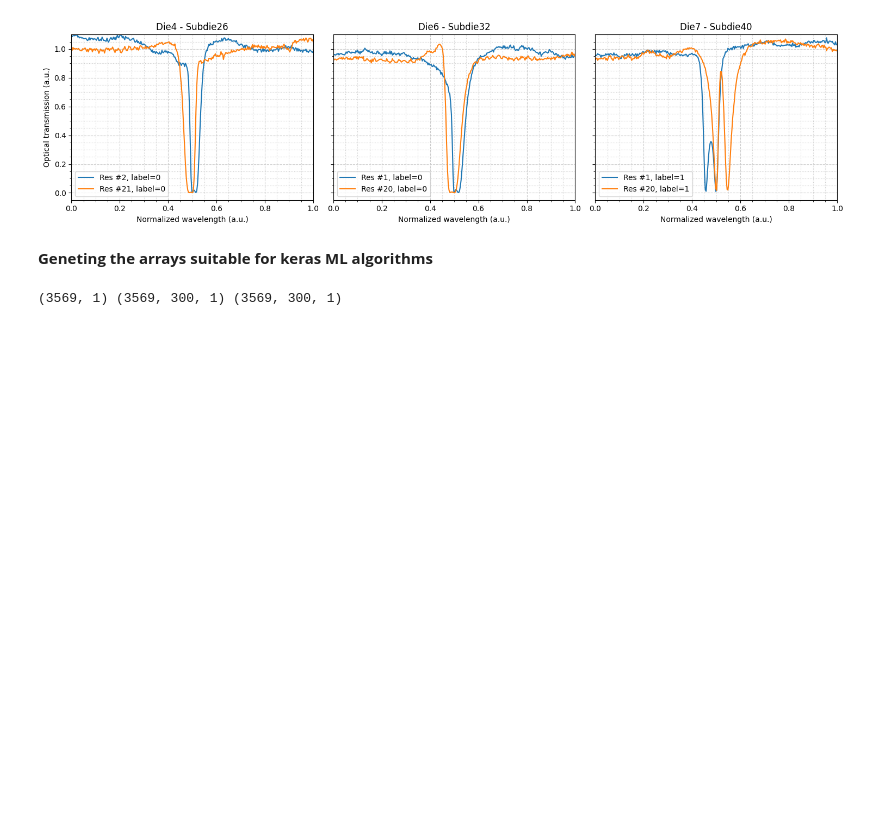
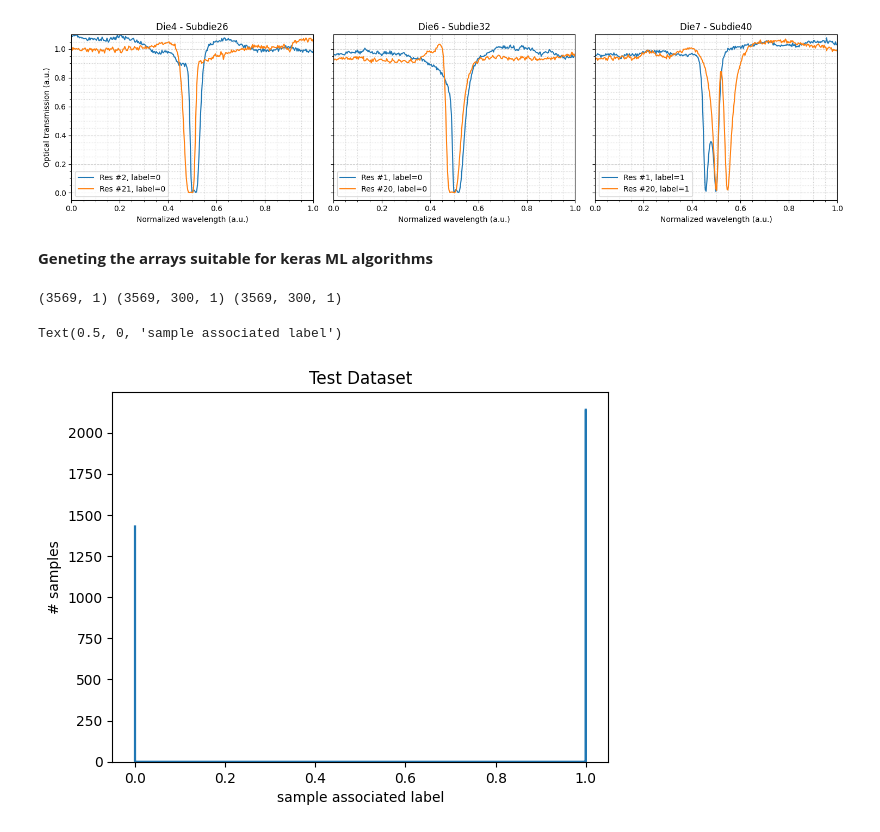
Before and after one commit to saricongi/Exam_ML_Unipv_2023_SC, a Jupyter notebook: 1D_CNN_1.ipynb, the cells around one changed output. Saved outputs shown, nothing was run; the diff lists cells and outputs as text; code cells hidden in the pictures; blank space fills up the shorter version.

```diff
--- a/1D_CNN_1.ipynb
+++ b/1D_CNN_1.ipynb
@@ -435,33 +450,40 @@ for i in (DIES):
     Subgroup='Subdie'+str(j)
     # print('Subdie',j)
     g = hf.get(Group)
     sg = g.get(Subgroup)
     # print(sg.keys())
     NbRes=int(len(sg.keys())/3)
     # print('Total # of reosonances=', NbRes)
 
     for k in range(NbRes):
       k=k+1
       # print('k=',k)
       my_ytest = np.array(sg.get('y'+str(k)))
       my_target = np.array(sg.get('z'+str(k)))
       # print('z',k,'=',my_target)
       ytest.append(my_ytest)
       target.append(my_target)
       xtest.append(x)
 
 ytest=np.array(ytest).reshape(-1,300,1)
 ztest=np.array(target).reshape(-1,1)
 xtest=np.array(xtest).reshape(-1,300,1)
 print(ztest.shape, ytest.shape, xtest.shape)
 
 # ztest = to_categorical(target, num_classes = 2)
 # print("New dimension of test target:")
 # print(ztest.shape)
 
 hf.close()
+
+plt.hist(ztest, len(ztest[:,0]), density=True, histtype='step', fill=True, linewidth=1.5)
+plt.title("Test Dataset")
+plt.ylabel("# samples")
+plt.xlabel("sample associated label")
 # %% [output]
 (3569, 1) (3569, 300, 1) (3569, 300, 1)
+Text(0.5, 0, 'sample associated label')
+[figure, added]
 # %%
 # train
 history = model.fit( ytrain, ztrain, epochs=n_epochs, batch_size=batch_size, verbose = 2,
```
Also changed, not shown: parts of 11 cells of this notebook.
